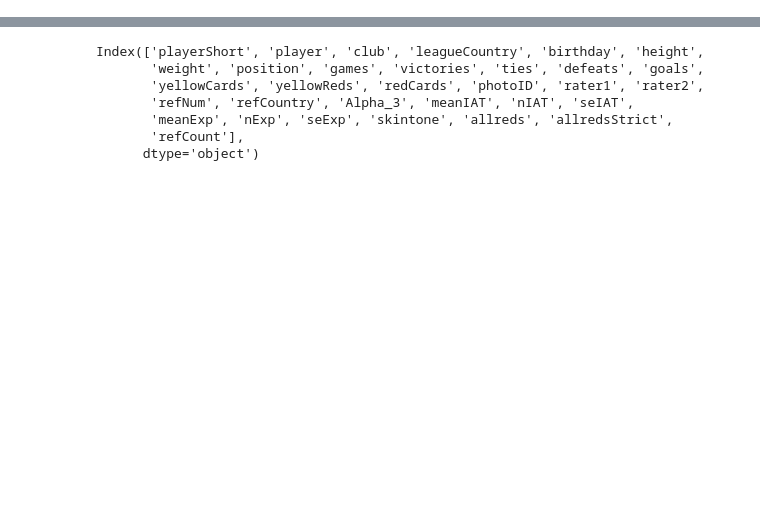
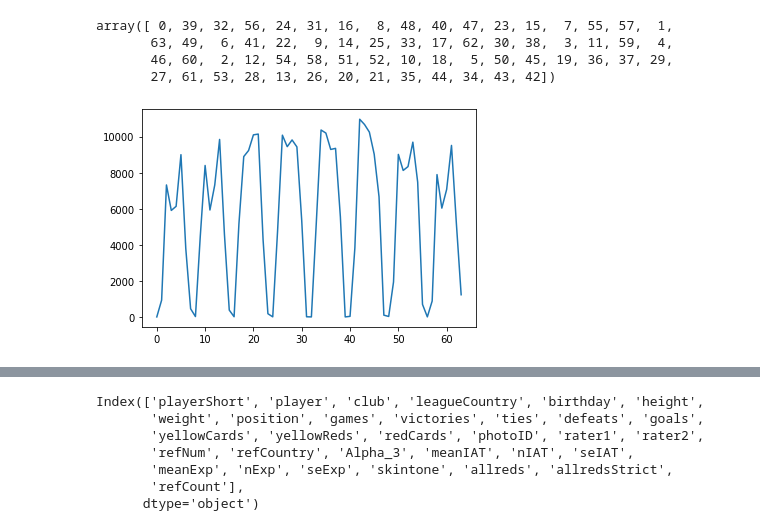
Before and after one commit to J-Gann/FML, a Jupyter notebook: ex04a/red-cards.ipynb, the cells around one changed output, grey strips where cells are left out. Cells and saved outputs as stored; diff of their text form; code cells hidden in the pictures; blank space fills up the shorter version.

```diff
--- a/ex04a/red-cards.ipynb
+++ b/ex04a/red-cards.ipynb
@@ -0,0 +6,28 @@
+# %%
+digits = load_digits()
+data = digits["data"]
+images = digits["images"]
+target = digits["target"]
+target_names = digits["target_names"]
+# %%
+## Calculate which pixels change value the most
+
+# calculate average for each pixel
+average = np.average(data,axis=0)
+
+# calculate difference of standard for each image
+standard_dev = data - average
+standard_dev = np.abs(standard_dev)
+
+# sum up deviations from standard for each pixel
+sum_of_deviations = np.sum(standard_dev,axis=0)
+
+plt.plot(range(64), sum_of_deviations)
+
+np.argsort(sum_of_deviations)
+# %% [output]
+array([ 0, 39, 32, 56, 24, 31, 16,  8, 48, 40, 47, 23, 15,  7, 55, 57,  1,
+       63, 49,  6, 41, 22,  9, 14, 25, 33, 17, 62, 30, 38,  3, 11, 59,  4,
+       46, 60,  2, 12, 54, 58, 51, 52, 10, 18,  5, 50, 45, 19, 36, 37, 29,
+       27, 61, 53, 28, 13, 26, 20, 21, 35, 44, 34, 43, 42])
+[figure, added]
```
Also changed, not shown: parts of 98 cells of this notebook, 1 other file.
